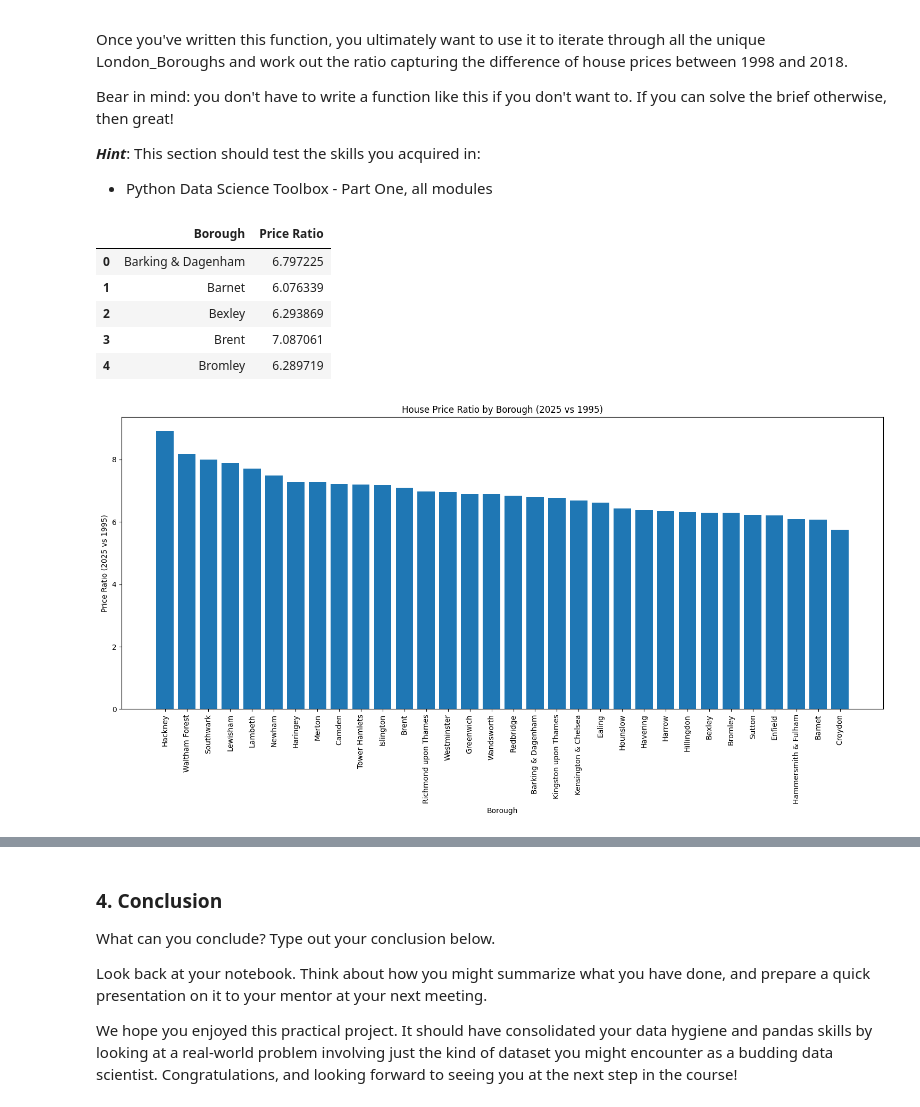
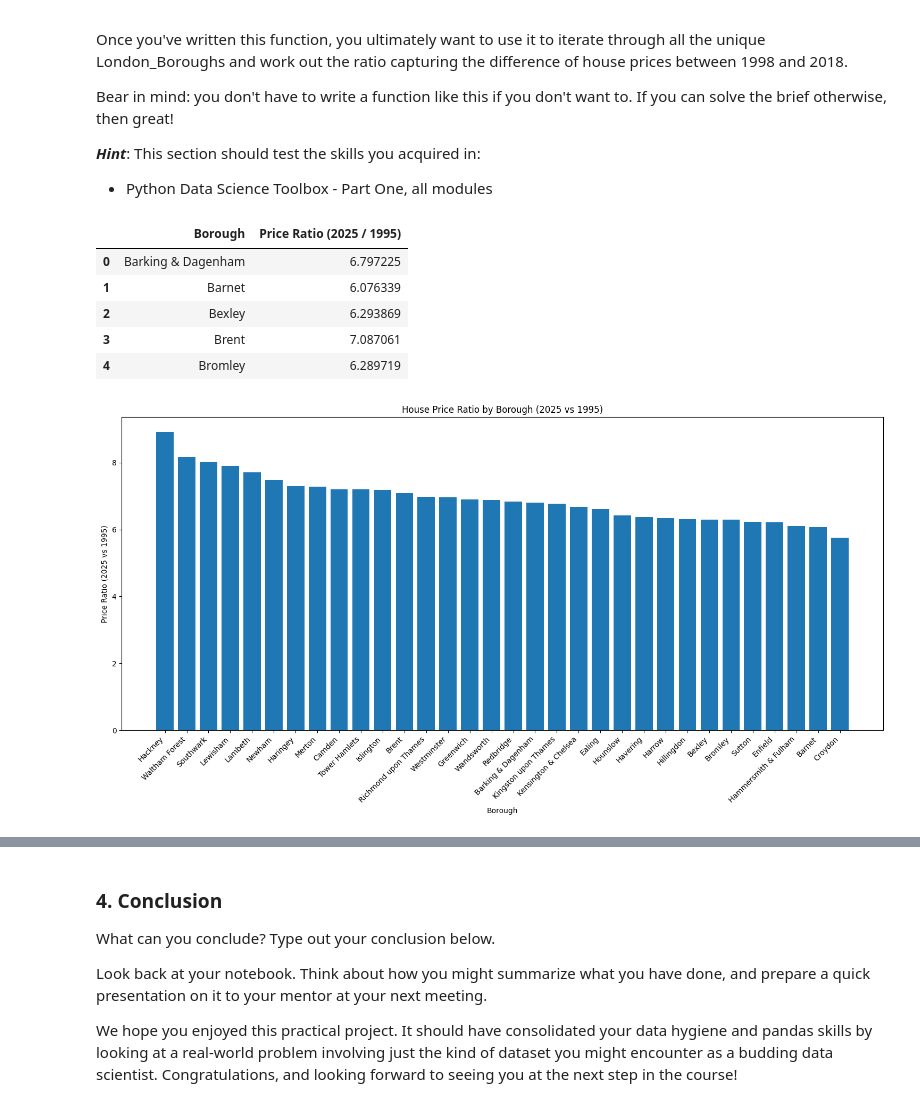
Before and after one commit to BickNutler/Springboard, a Jupyter notebook: Nicholas_Butler_Unit_4_Challenge_Tier_3.ipynb, the cells around one changed output, grey strips where cells are left out. Cells and saved outputs as stored; diff of their text form; code cells hidden in the pictures.

```diff
--- a/Nicholas_Butler_Unit_4_Challenge_Tier_3.ipynb
+++ b/Nicholas_Butler_Unit_4_Challenge_Tier_3.ipynb
@@ -235,0 +223,5 @@ memory usage: 550.6+ KB
+# %%
+properties_long['Month'] = pd.to_datetime(properties_long['Month'])
+properties_long['Average Price'] = pd.to_numeric(properties_long['Average Price'])
+
+properties_long.info()
@@ -341,31 +345,38 @@ Bear in mind: you don't have to write a function like this if you don't want to.
 ***Hint***: This section should test the skills you acquired in:
 - Python Data Science Toolbox - Part One, all modules
 # %%
-def create_price_ratio(df):
+def create_price_ratio(df, year1, year2):
     """
-    Calculates the ratio of average house prices in 2025 to 1995 for a given borough.
+    Calculates the ratio of average house prices between two given years for a borough.
 
     Args:
         df: DataFrame slice containing data for a single borough with 'Year' and 'Average Price' columns.
+        year1: The first year for comparison.
+        year2: The second year for comparison (for the numerator in the ratio).
 
     Returns:
-        The ratio of the average price in 2025 to the average price in 1995.
+        The ratio of the average price in year2 to the average price in year1, or None if data is insufficient.
     """
-    avg_price_1995 = df[df['Year'] == 1995]['Average Price'].mean()
-    avg_price_2025 = df[df['Year'] == 2025]['Average Price'].mean()
-    if avg_price_1995 == 0:
-        return None  # Avoid division by zero
-    return avg_price_2025 / avg_price_1995
+    avg_price_year1 = df[df['Year'] == year1]['Average Price'].mean()
+    avg_price_year2 = df[df['Year'] == year2]['Average Price'].mean()
+
+    # Check for NaN values in average prices
+    if pd.isna(avg_price_year1) or pd.isna(avg_price_year2) or avg_price_year1 == 0:
+        return None  # Return None if data is missing or the base year price is zero
+
+    return avg_price_year2 / avg_price_year1
 # %%
 # Group by borough and apply the function
-price_ratios = properties_filtered.groupby('Borough').apply(create_price_ratio)
+year1 = 1995
+year2 = 2025
+price_ratios = properties_filtered.groupby('Borough').apply(create_price_ratio, year1=year1, year2=year2, include_groups=False)
 
 # Create a new DataFrame from the results
-price_ratio_df = price_ratios.reset_index(name='Price Ratio')
+price_ratio_df = price_ratios.reset_index(name=f'Price Ratio ({year2} / {year1})')
 
 display(price_ratio_df.head())
 # %% [output]
-|  | Borough | Price Ratio |
+|  | Borough | Price Ratio (2025 / 1995) |
 | 0 | Barking & Dagenham | 6.797225 |
 | 1 | Barnet | 6.076339 |
 | 2 | Bexley | 6.293869 |
@@ -373,16 +384,16 @@ display(price_ratio_df.head())
 | 4 | Bromley | 6.289719 |
 # %%
 # Sort the DataFrame by price ratio for better visualization
-price_ratio_df_sorted = price_ratio_df.sort_values(by='Price Ratio', ascending=False)
+price_ratio_df_sorted = price_ratio_df.sort_values(by='Price Ratio (2025 / 1995)', ascending=False)
 
 # Create a bar plot
 plt.figure(figsize=(15, 8))
-plt.bar(price_ratio_df_sorted['Borough'], price_ratio_df_sorted['Price Ratio'])
-plt.xticks(rotation=90)
+plt.bar(price_ratio_df_sorted['Borough'], price_ratio_df_sorted['Price Ratio (2025 / 1995)'])
+plt.xticks(rotation=45, ha='right') # Rotate labels by 45 degrees and align to the right
 plt.xlabel('Borough')
 plt.ylabel('Price Ratio (2025 vs 1995)')
 plt.title('House Price Ratio by Borough (2025 vs 1995)')
 plt.tight_layout()
 plt.show()
 # %% [output]
-[figure, old version]
+[figure, new version]
```
Also changed, not shown: parts of 6 cells of this notebook.
